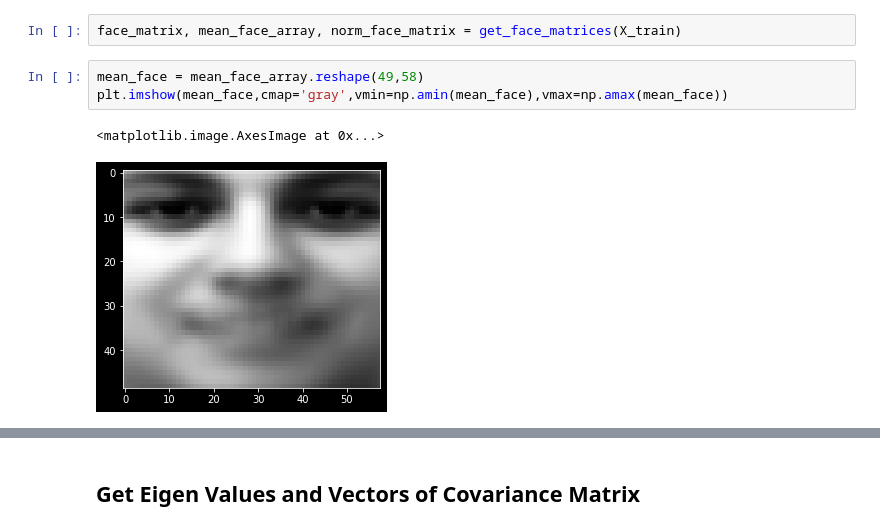
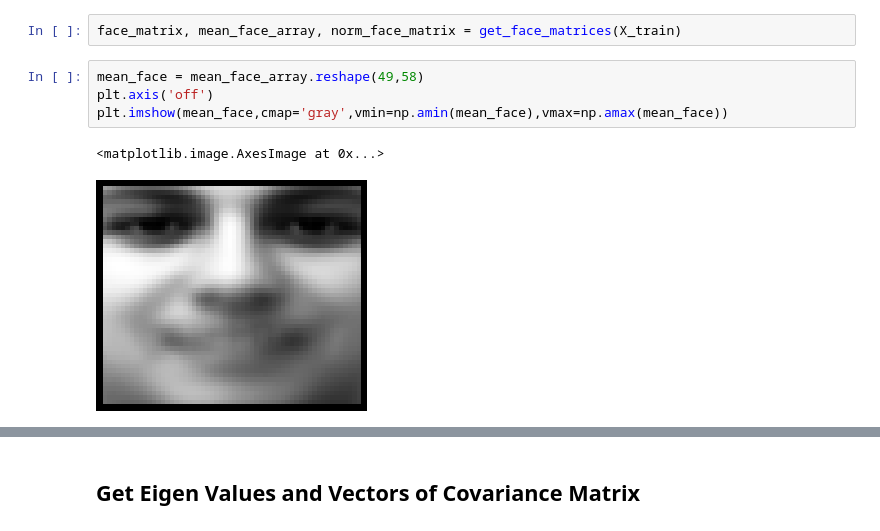
Before and after one commit to Rutvij-1/Eigen-Faces-SMAI-M21-project, a Jupyter notebook: EigenFaces.ipynb, the cells around one changed output, grey strips where cells are left out. Saved outputs shown, nothing was run; the diff lists cells and outputs as text.

```diff
--- a/EigenFaces.ipynb
+++ b/EigenFaces.ipynb
@@ -77,7 +77,8 @@ Y_test = np.array(Y_test)
 face_matrix, mean_face_array, norm_face_matrix = get_face_matrices(X_train)
 # %%
 mean_face = mean_face_array.reshape(49,58)
+plt.axis('off')
 plt.imshow(mean_face,cmap='gray',vmin=np.amin(mean_face),vmax=np.amax(mean_face))
 # %% [output]
 <matplotlib.image.AxesImage at 0x...>
-[figure, old version]
+[figure, new version]
```
Also changed, not shown: parts of 2 cells of this notebook, 1 other file.
